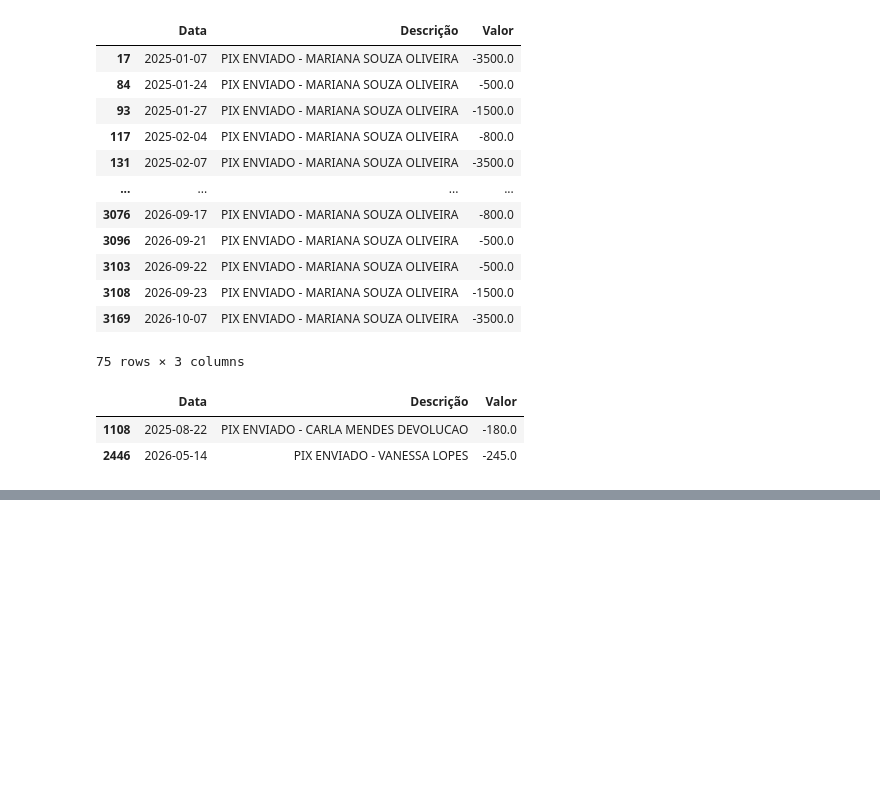
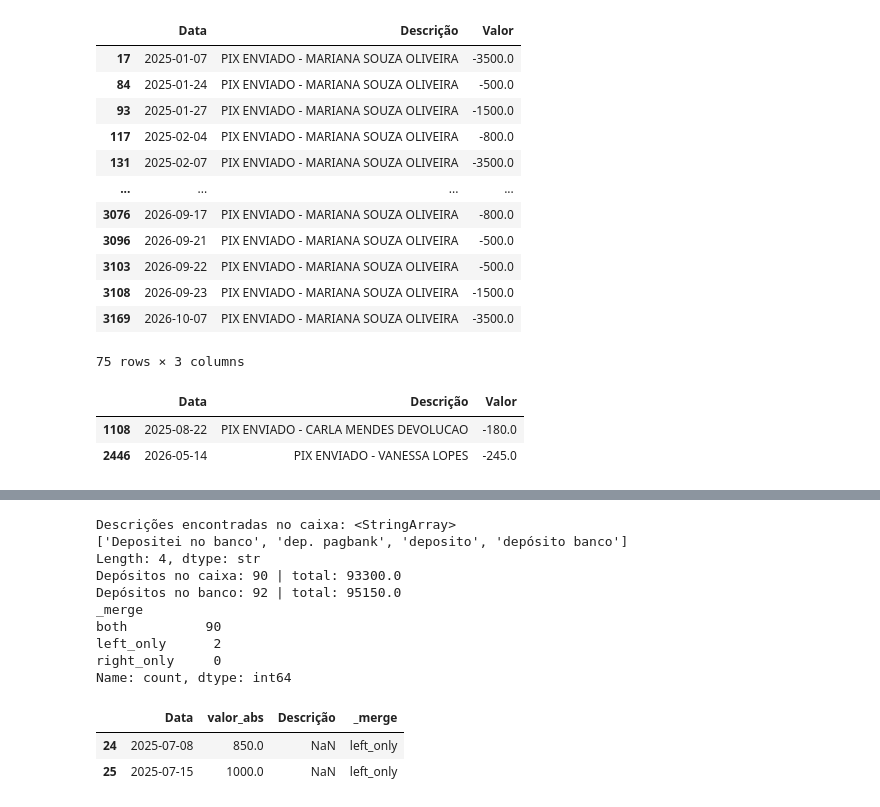
Before and after one commit to Le-Costa/Analise_financeira_confeitaria, a Jupyter notebook: notebooks/tabela de natureza.ipynb, the cells around one changed output, grey strips where cells are left out. Saved outputs shown, nothing was run; the diff lists cells and outputs as text; code cells hidden in the pictures; blank space fills up the shorter version.

```diff
--- a/notebooks/tabela de natureza.ipynb
+++ b/notebooks/tabela de natureza.ipynb
@@ -475,0 +560,36 @@ display(ext[ext["contraparte"].str.contains(nome, na=False)][["Data", "Descriç
+# %%
+caixa = pd.read_csv(path + r"\caixa_tratado.csv", sep=";", decimal=",",
+                    encoding="utf-8-sig", parse_dates=["Data"], dayfirst=True)   # ajuste o path
+
+# 1. depósitos no caixa (saídas da gaveta)
+dep_caixa = caixa[(caixa["Tipo"] == "Saída")
+                  & caixa["Descrição"].str.contains("dep", case=False, na=False)].copy()
+print("Descrições encontradas no caixa:", dep_caixa["Descrição"].unique())
+dep_caixa["valor_abs"] = dep_caixa["Valor"].abs().round(2)
+
+# 2. depósitos no extrato (entradas no banco)
+dep_banco = ext[ext["Descrição"] == "DEPOSITO EM DINHEIRO"].copy()
+dep_banco["valor_abs"] = dep_banco["Valor"].round(2)
+
+print("Depósitos no caixa:", len(dep_caixa), "| total:", dep_caixa["valor_abs"].sum())
+print("Depósitos no banco:", len(dep_banco), "| total:", dep_banco["valor_abs"].sum())
+
+# 3. cruzamento por data + valor
+cruz = dep_banco[["Data", "valor_abs"]].merge(dep_caixa[["Data", "valor_abs", "Descrição"]],
+                                              on=["Data", "valor_abs"], how="outer", indicator=True)
+print(cruz["_merge"].value_counts())
+display(cruz[cruz["_merge"] != "both"].sort_values("Data"))
+# %% [output]
+Descrições encontradas no caixa: <StringArray>
+['Depositei no banco', 'dep. pagbank', 'deposito', 'depósito banco']
+Length: 4, dtype: str
+Depósitos no caixa: 90 | total: 93300.0
+Depósitos no banco: 92 | total: 95150.0
+_merge
+both          90
+left_only      2
+right_only     0
+Name: count, dtype: int64
+|  | Data | valor_abs | Descrição | _merge |
+| 24 | 2025-07-08 | 850.0 | NaN | left_only |
+| 25 | 2025-07-15 | 1000.0 | NaN | left_only |
```
Also changed, not shown: parts of 6 cells of this notebook, 2 other files.
